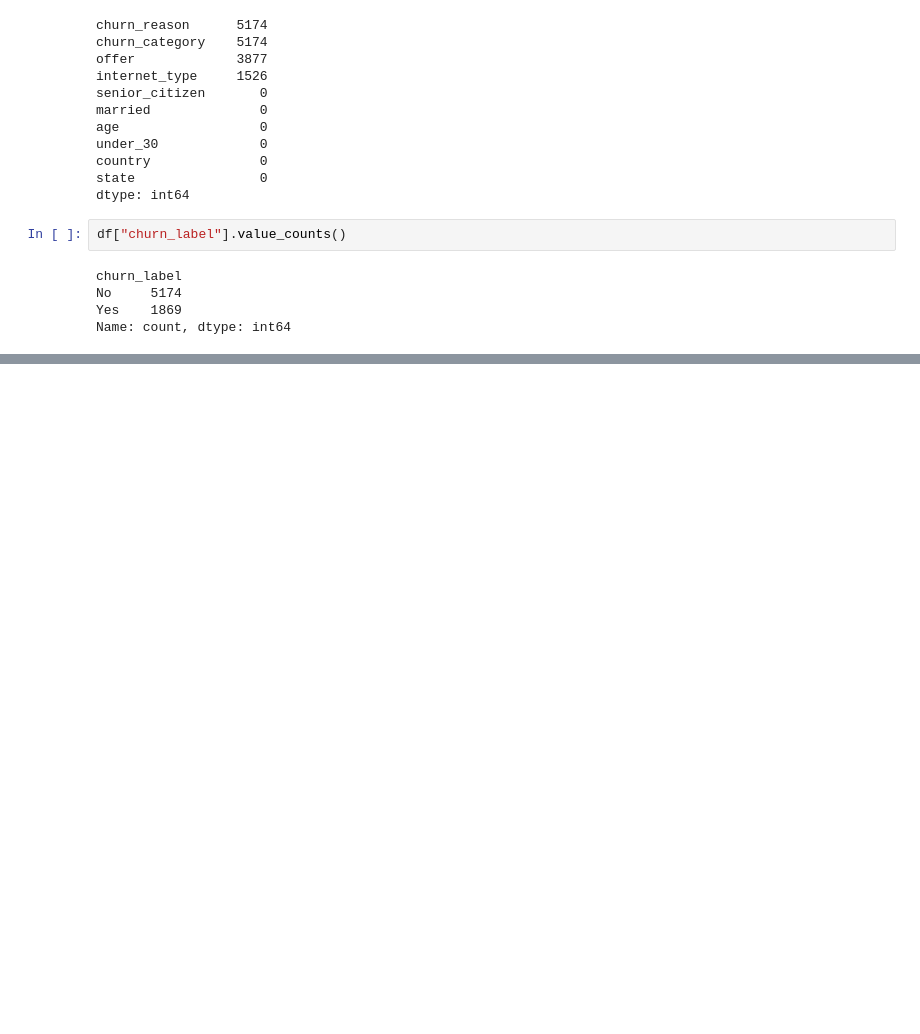
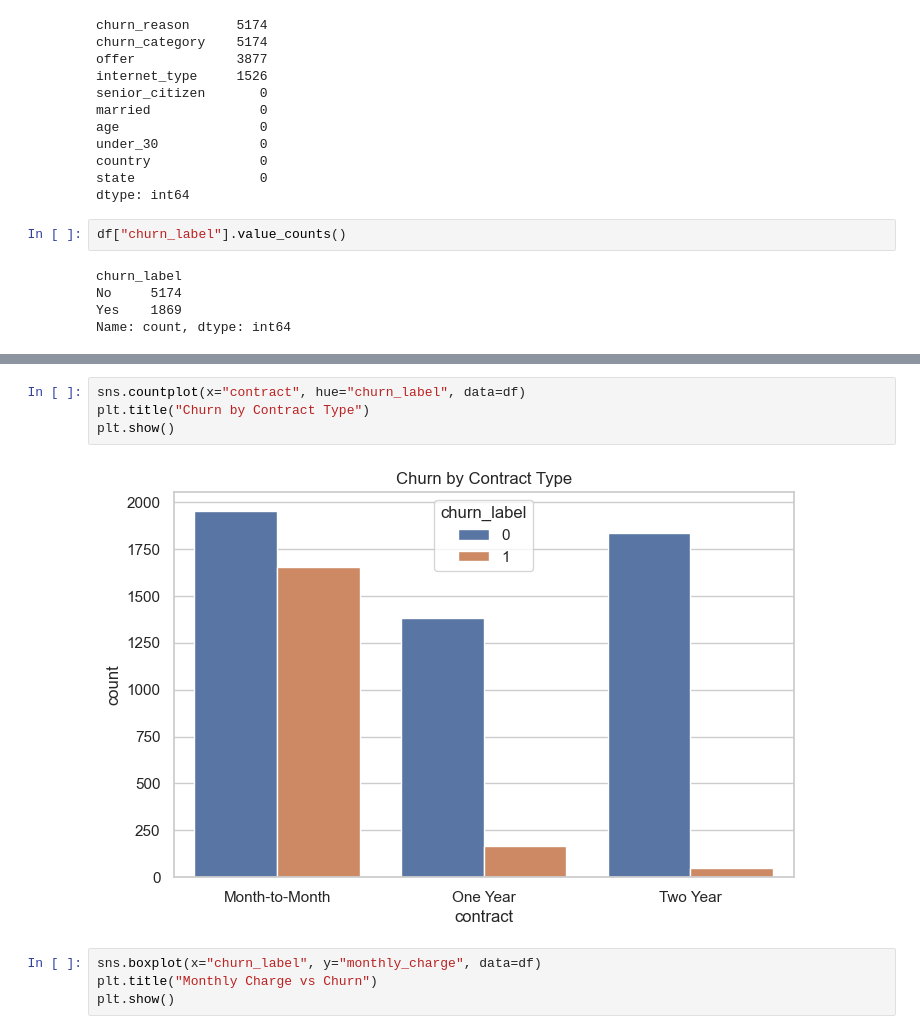
Before and after one commit to UMESH-KALE0777/customer-churn-data-science, a Jupyter notebook: notebooks/01_eda.ipynb, the cells around one changed output, grey strips where cells are left out. Drawn from its saved outputs; the diff is of its cells as text; blank space fills up the shorter version.

```diff
--- a/notebooks/01_eda.ipynb
+++ b/notebooks/01_eda.ipynb
@@ -110,0 +122,10 @@ Name: count, dtype: int64
+# %%
+sns.countplot(x="contract", hue="churn_label", data=df)
+plt.title("Churn by Contract Type")
+plt.show()
+# %% [output]
+[figure, added]
+# %%
+sns.boxplot(x="churn_label", y="monthly_charge", data=df)
+plt.title("Monthly Charge vs Churn")
+plt.show()
```
Also changed, not shown: parts of 2 cells of this notebook.
